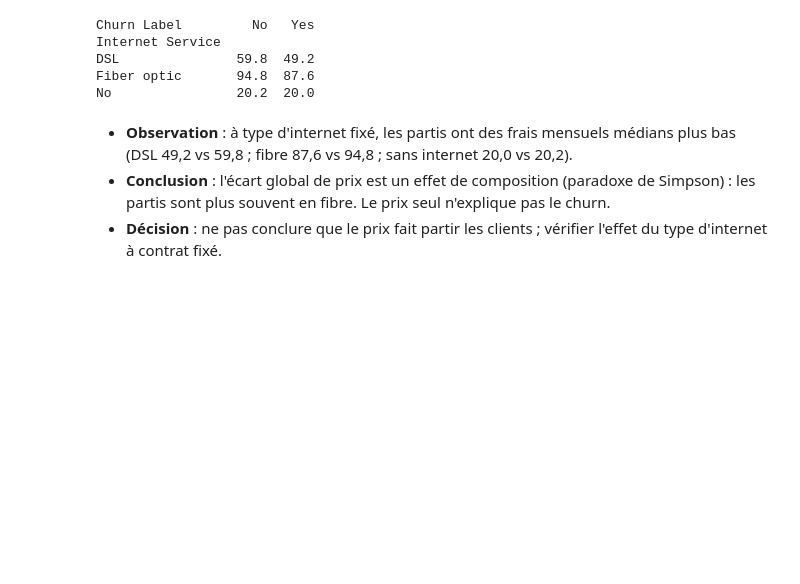
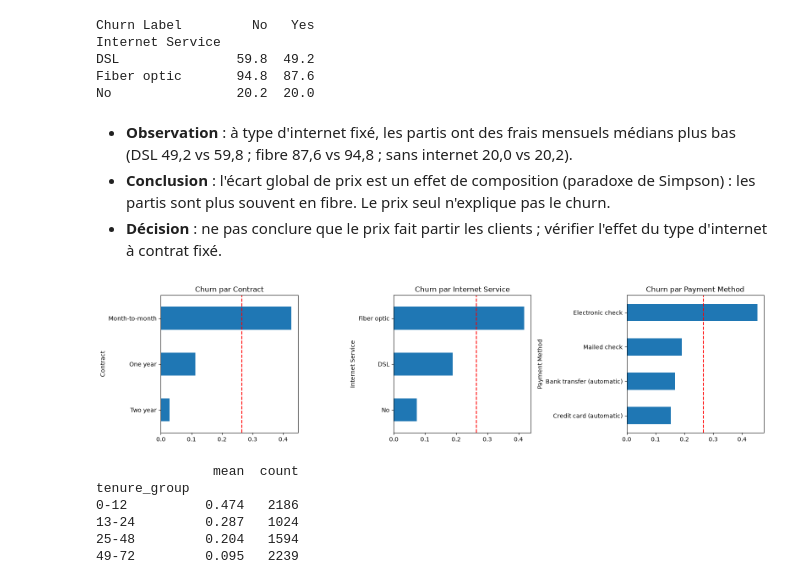
Before and after one commit to hassnalahdili/churn-prediction, a Jupyter notebook: notebooks/01_eda.ipynb, the cells around one changed output. Drawn from its saved outputs; the diff is of its cells as text; code cells hidden in the pictures; blank space fills up the shorter version.

Commit message:
README condensé et graphiques de l'EDA

```diff
--- a/notebooks/01_eda.ipynb
+++ b/notebooks/01_eda.ipynb
@@ -188,3 +186,25 @@ No                20.2  20.0
 + **Observation** : à type d'internet fixé, les partis ont des frais mensuels médians plus bas (DSL 49,2 vs 59,8 ; fibre 87,6 vs 94,8 ; sans internet 20,0 vs 20,2).
 + **Conclusion** : l'écart global de prix est un effet de composition (paradoxe de Simpson) : les partis sont plus souvent en fibre. Le prix seul n'explique pas le churn.
 + **Décision** : ne pas conclure que le prix fait partir les clients ; vérifier l'effet du type d'internet à contrat fixé.
+# %%
+fig, axes = plt.subplots(1,3,figsize=(16,4))
+for ax, c in zip(axes,["Contract", "Internet Service", "Payment Method"]):
+    df.groupby(c)["Churn Value"].mean().sort_values().plot(kind="barh", ax=ax, title=f"Churn par {c}")
+    ax.axvline(df["Churn Value"].mean(), color="red", ls="--")
+plt.tight_layout()
+plt.savefig("../images/churn_par_contrat.png", dpi=150, bbox_inches="tight")
+
+plt.show()
+# %% [output]
+[figure, added]
+# %%
+df["tenure_group"] = pd.cut(df["Tenure Months"], bins=[-1, 12, 24, 48, 72],
+labels=["0-12", "13-24", "25-48", "49-72"])
+print(df.groupby("tenure_group", observed=True)["Churn Value"].agg(["mean", "count"]).round(3))
+# %% [output]
+               mean  count
+tenure_group
+0-12          0.474   2186
+13-24         0.287   1024
+25-48         0.204   1594
+49-72         0.095   2239
```
Also changed, not shown: parts of 6 cells of this notebook, 3 other files.
